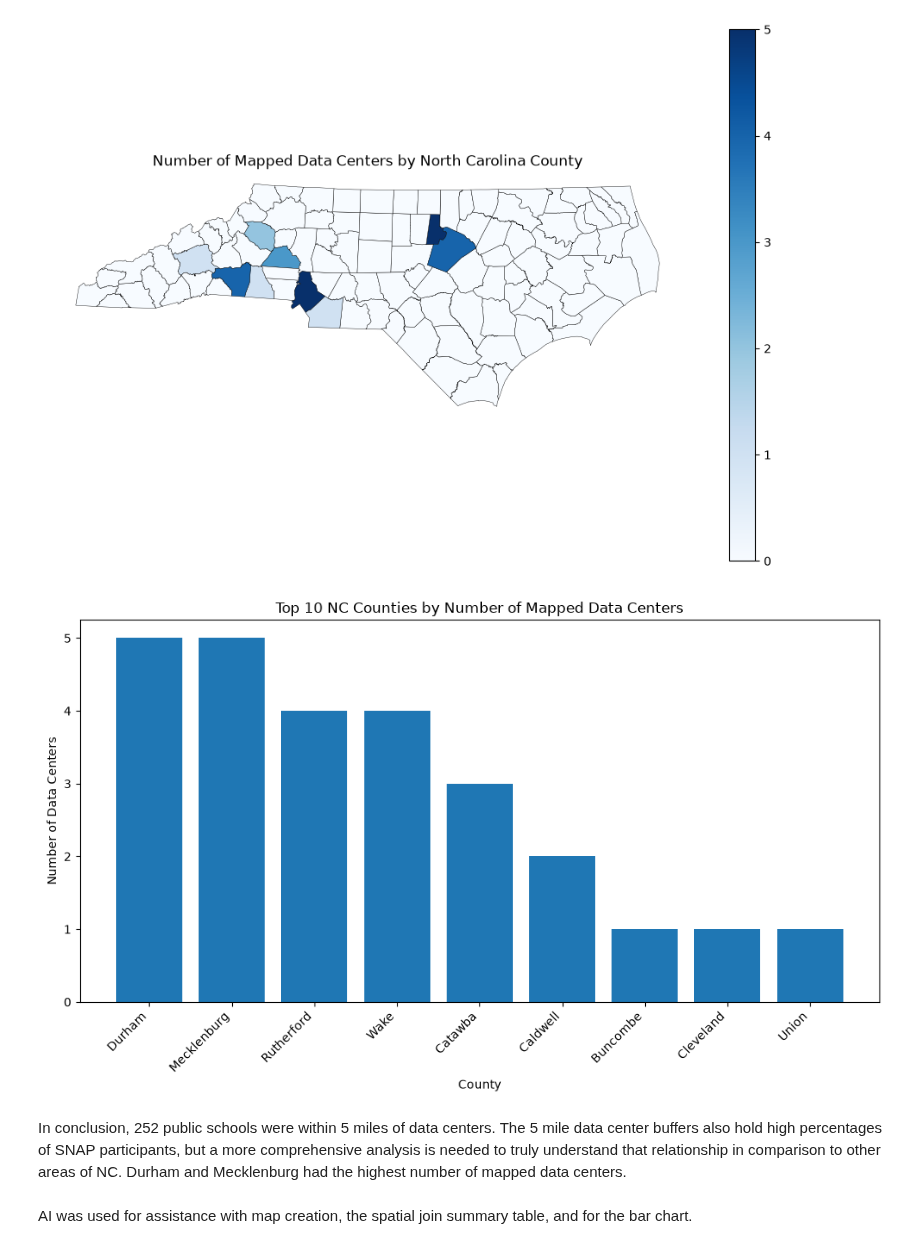
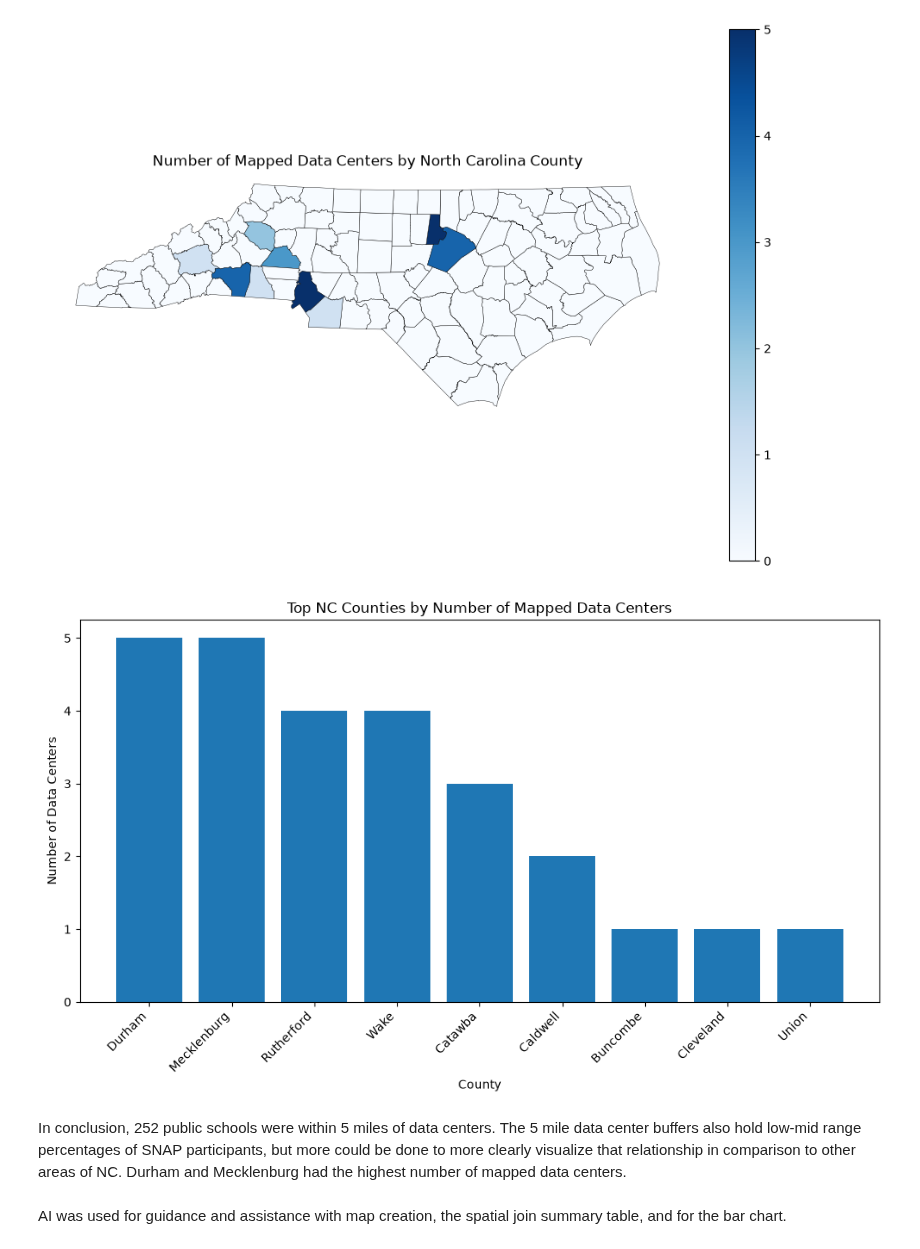
Before and after one commit to carodeg/geog592-carodeg, a Jupyter notebook: homework/week07/Assignment.ipynb, the cells around one changed output. Saved outputs shown, nothing was run; the diff lists cells and outputs as text; code cells hidden in the pictures.

```diff
--- a/homework/week07/Assignment.ipynb
+++ b/homework/week07/Assignment.ipynb
@@ -499,26 +501,26 @@ plt.show()
 # %% [output]
 [figure]
 # %%
-#Making a bar chart of the top 10 counties with the most data centers
-top_counties = dc_counts.head(10)
+#Making a bar chart of ranking counties with the most data centers
+top_counties = dc_counts.head(9)
 
 plt.figure(figsize=(10, 6))
 
 plt.bar(
     top_counties[county_col],
     top_counties["data_center_count"]
 )
 
 plt.xlabel("County")
 plt.ylabel("Number of Data Centers")
-plt.title("Top 10 NC Counties by Number of Mapped Data Centers")
+plt.title("Top NC Counties by Number of Mapped Data Centers")
 
 plt.xticks(rotation=45, ha="right")
 plt.tight_layout()
 plt.show()
 # %% [output]
-[figure, old version]
+[figure, new version]
 # %% [markdown]
-In conclusion, 252 public schools were within 5 miles of data centers. The 5 mile data center buffers also hold high percentages of SNAP participants, but a more comprehensive analysis is needed to truly understand that relationship in comparison to other areas of NC. Durham and Mecklenburg had the highest number of mapped data centers.
+In conclusion, 252 public schools were within 5 miles of data centers. The 5 mile data center buffers also hold low-mid range percentages of SNAP participants, but more could be done to more clearly visualize that relationship in comparison to other areas of NC. Durham and Mecklenburg had the highest number of mapped data centers.
 # %% [markdown]
-AI was used for assistance with map creation, the spatial join summary table, and for the bar chart.
+AI was used for guidance and assistance with map creation, the spatial join summary table, and for the bar chart.
```
Also changed, not shown: parts of 7 cells of this notebook.
